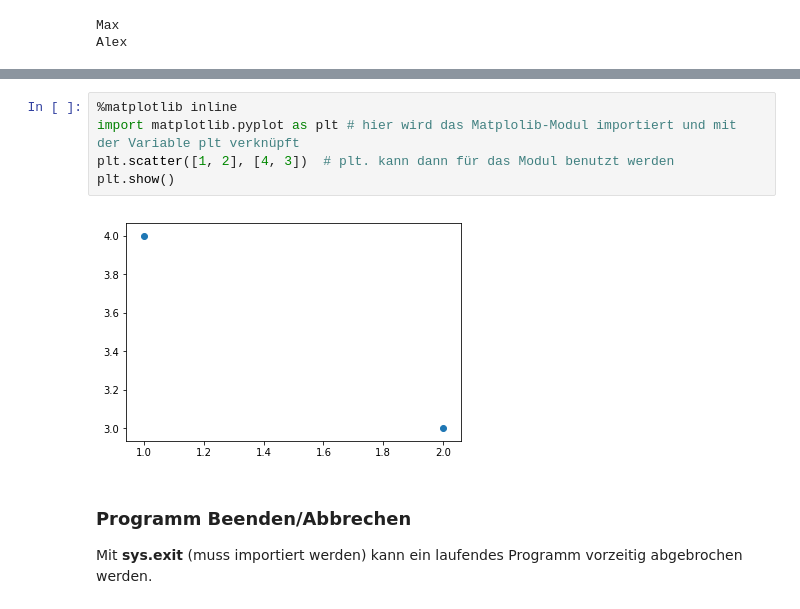
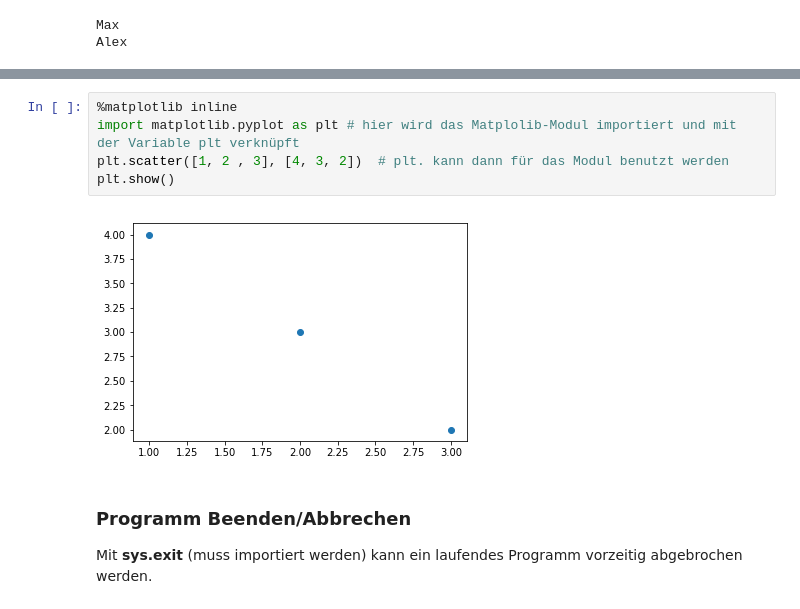
Before and after one commit to wieerwill/Python-Intro, a Jupyter notebook: Python-Syntax.ipynb, the cells around one changed output, grey strips where cells are left out. Cells and saved outputs as stored; diff of their text form.

```diff
--- a/Python-Syntax.ipynb
+++ b/Python-Syntax.ipynb
@@ -692,10 +739,10 @@ für zusätzliche Funktionen können Module in Python importiert werden
 # %%
 %matplotlib inline
 import matplotlib.pyplot as plt # hier wird das Matplolib-Modul importiert und mit der Variable plt verknüpft
-plt.scatter([1, 2], [4, 3])  # plt. kann dann für das Modul benutzt werden
+plt.scatter([1, 2 , 3], [4, 3, 2])  # plt. kann dann für das Modul benutzt werden
 plt.show()
 # %% [output]
-[figure, old version]
+[figure, new version]
 # %% [markdown]
 ### Programm Beenden/Abbrechen
 Mit **sys.exit** (muss importiert werden) kann ein laufendes Programm vorzeitig abgebrochen werden.
```
Also changed, not shown: parts of 22 cells of this notebook, 3 other files.
